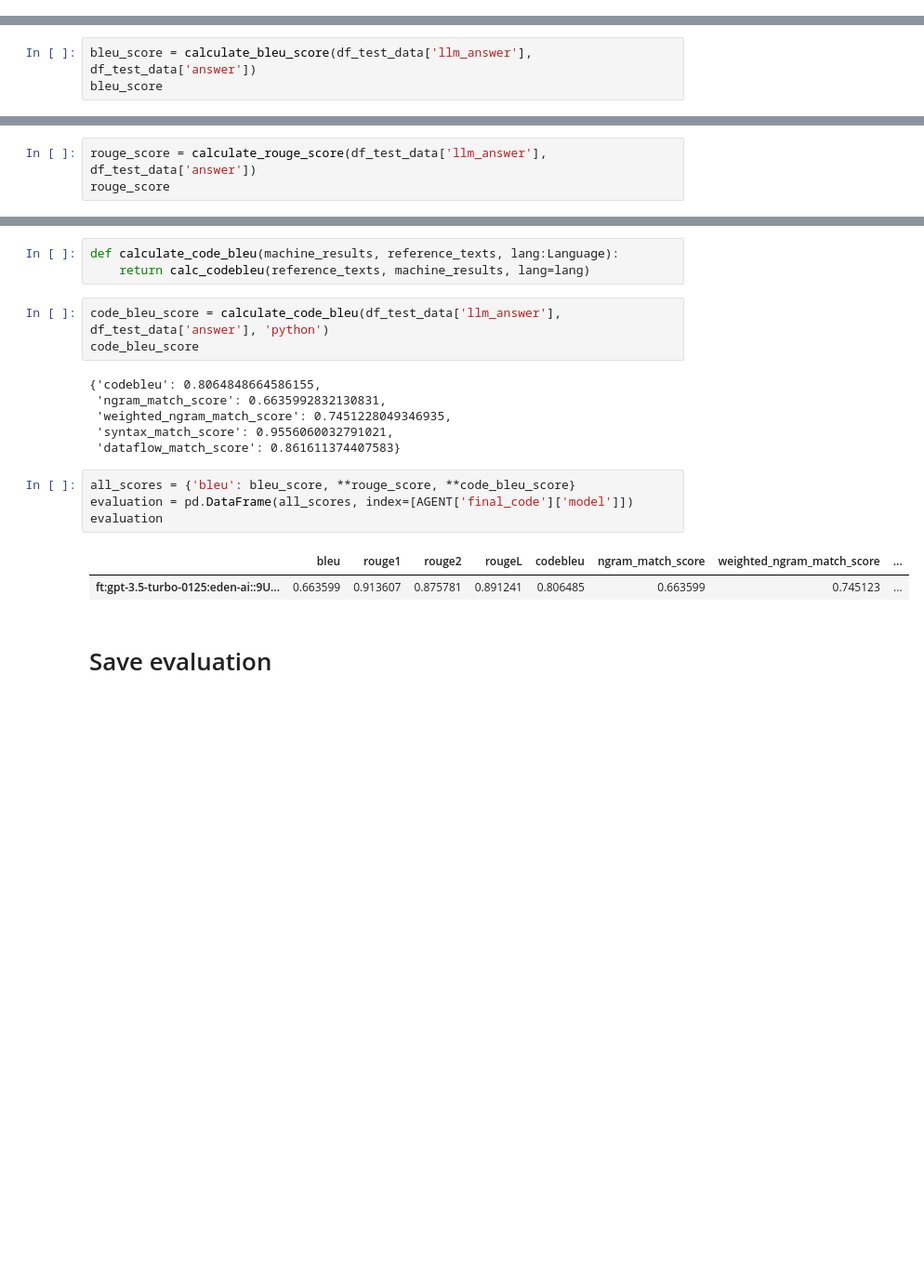
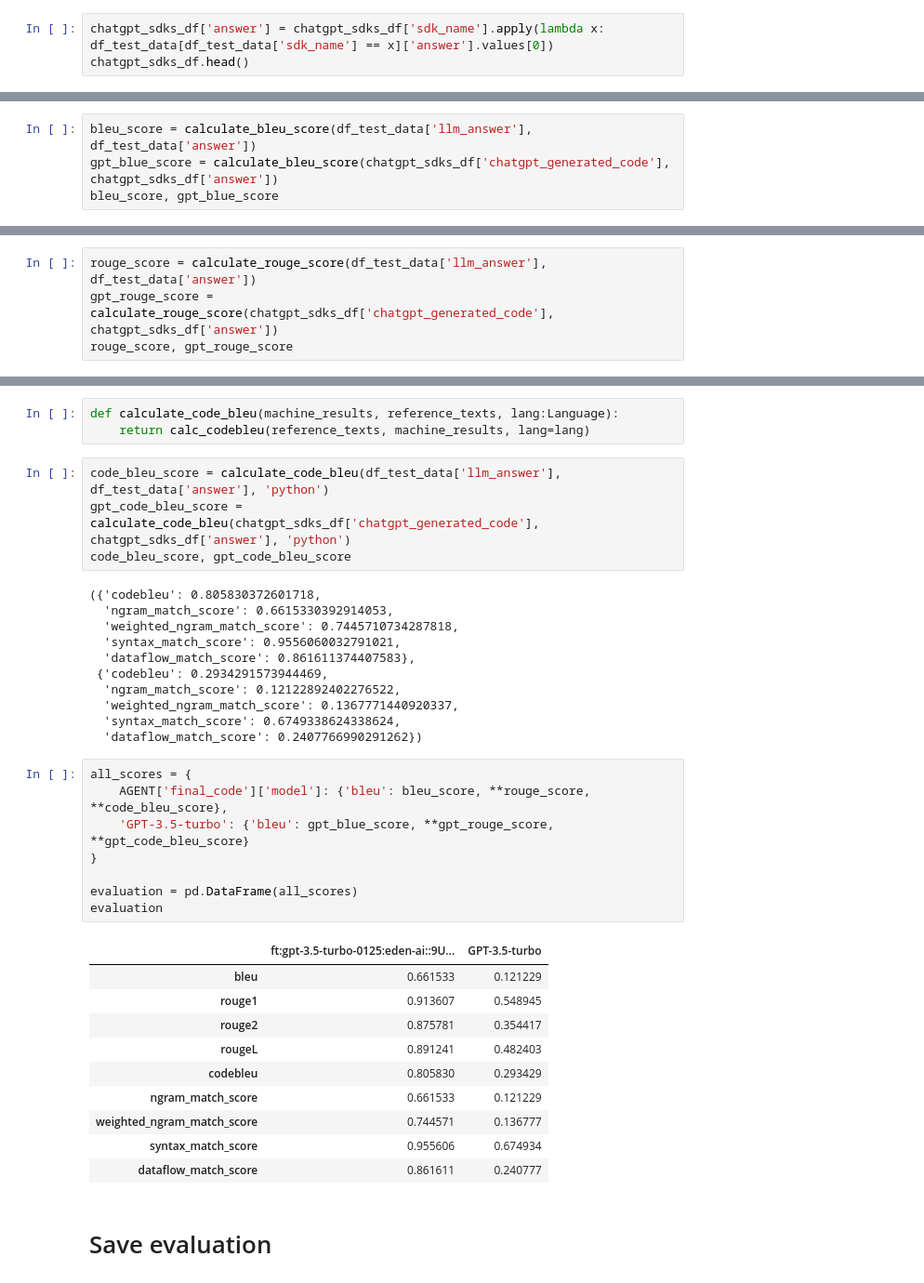
Before and after one commit to lolifmaster/sdk-generator, a Jupyter notebook: evaluation.ipynb, the cells around one changed output, grey strips where cells are left out. Shown at 93% size. Cells and saved outputs as stored; diff of their text form; blank space fills up the shorter version.

Commit message:
add: compare gpt3.5-turbo with our fine-tuned model

```diff
--- a/evaluation.ipynb
+++ b/evaluation.ipynb
@@ -212,0 +240,3 @@ df_test_data.head()
+# %%
+chatgpt_sdks_df['answer'] = chatgpt_sdks_df['sdk_name'].apply(lambda x: df_test_data[df_test_data['sdk_name'] == x]['answer'].values[0])
+chatgpt_sdks_df.head()
@@ -225,5 +262,6 @@ def calculate_bleu_score(machine_results, reference_texts):
     return corpus_bleu([[ref.split()] for ref in reference_texts], [gen.split() for gen in machine_results])
 # %%
 bleu_score = calculate_bleu_score(df_test_data['llm_answer'], df_test_data['answer'])
-bleu_score
+gpt_blue_score = calculate_bleu_score(chatgpt_sdks_df['chatgpt_generated_code'], chatgpt_sdks_df['answer'])
+bleu_score, gpt_blue_score
 # %% [output]
@@ -240,5 +278,6 @@ def calculate_rouge_score(machine_results, reference_texts):
     return {'rouge1': rouge1, 'rouge2': rouge2, 'rougeL': rougeL}
 # %%
 rouge_score = calculate_rouge_score(df_test_data['llm_answer'], df_test_data['answer'])
-rouge_score
+gpt_rouge_score = calculate_rouge_score(chatgpt_sdks_df['chatgpt_generated_code'], chatgpt_sdks_df['answer'])
+rouge_score, gpt_rouge_score
 # %% [output]
@@ -255,20 +294,38 @@ def calculate_code_bleu(machine_results, reference_texts, lang:Language):
     return calc_codebleu(reference_texts, machine_results, lang=lang)
 # %%
 code_bleu_score = calculate_code_bleu(df_test_data['llm_answer'], df_test_data['answer'], 'python')
-code_bleu_score
+gpt_code_bleu_score = calculate_code_bleu(chatgpt_sdks_df['chatgpt_generated_code'], chatgpt_sdks_df['answer'], 'python')
+code_bleu_score, gpt_code_bleu_score
 # %% [output]
-{'codebleu': 0.8064848664586155,
- 'ngram_match_score': 0.6635992832130831,
- 'weighted_ngram_match_score': 0.7451228049346935,
- 'syntax_match_score': 0.9556060032791021,
- 'dataflow_match_score': 0.861611374407583}
+({'codebleu': 0.805830372601718,
+  'ngram_match_score': 0.6615330392914053,
+  'weighted_ngram_match_score': 0.7445710734287818,
+  'syntax_match_score': 0.9556060032791021,
+  'dataflow_match_score': 0.861611374407583},
+ {'codebleu': 0.2934291573944469,
+  'ngram_match_score': 0.12122892402276522,
+  'weighted_ngram_match_score': 0.1367771440920337,
+  'syntax_match_score': 0.6749338624338624,
+  'dataflow_match_score': 0.2407766990291262})
 # %%
-all_scores = {'bleu': bleu_score, **rouge_score, **code_bleu_score}
-evaluation = pd.DataFrame(all_scores, index=[AGENT['final_code']['model']])
+all_scores = {
+    AGENT['final_code']['model']: {'bleu': bleu_score, **rouge_score, **code_bleu_score},
+    'GPT-3.5-turbo': {'bleu': gpt_blue_score, **gpt_rouge_score, **gpt_code_bleu_score}
+}
+
+evaluation = pd.DataFrame(all_scores)
 evaluation
 # %% [output]
-|  | bleu | rouge1 | rouge2 | rougeL | codebleu | ngram_match_score | weighted_ngram_match_score | ... |
-| ft:gpt-3.5-turbo-0125:eden-ai::9U... | 0.663599 | 0.913607 | 0.875781 | 0.891241 | 0.806485 | 0.663599 | 0.745123 | ... |
+|  | ft:gpt-3.5-turbo-0125:eden-ai::9U... | GPT-3.5-turbo |
+| bleu | 0.661533 | 0.121229 |
+| rouge1 | 0.913607 | 0.548945 |
+| rouge2 | 0.875781 | 0.354417 |
+| rougeL | 0.891241 | 0.482403 |
+| codebleu | 0.805830 | 0.293429 |
+| ngram_match_score | 0.661533 | 0.121229 |
+| weighted_ngram_match_score | 0.744571 | 0.136777 |
+| syntax_match_score | 0.955606 | 0.674934 |
+| dataflow_match_score | 0.861611 | 0.240777 |
 # %% [markdown]
 # Save evaluation
 # %%
```
Also changed, not shown: parts of 30 cells of this notebook, 15 other files.
